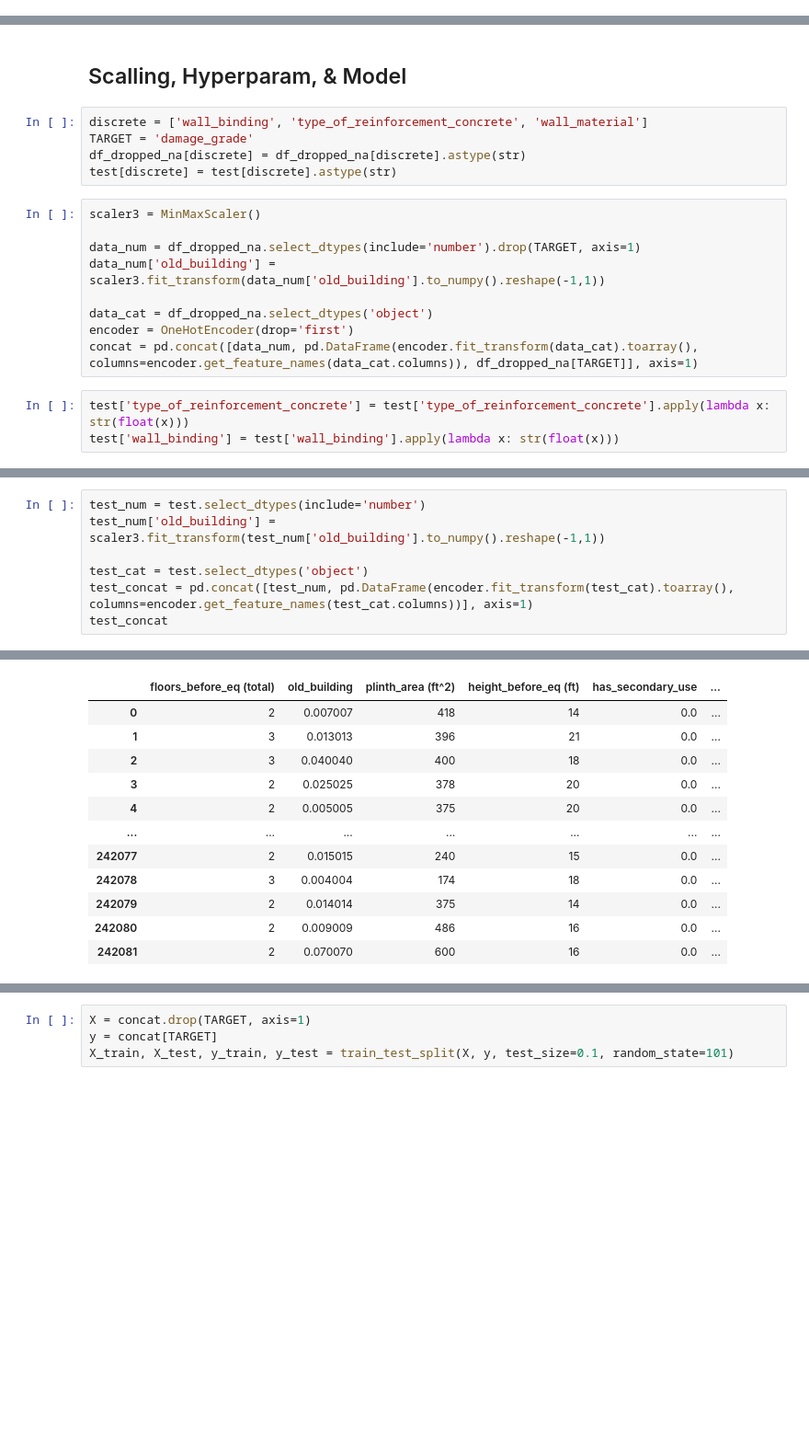
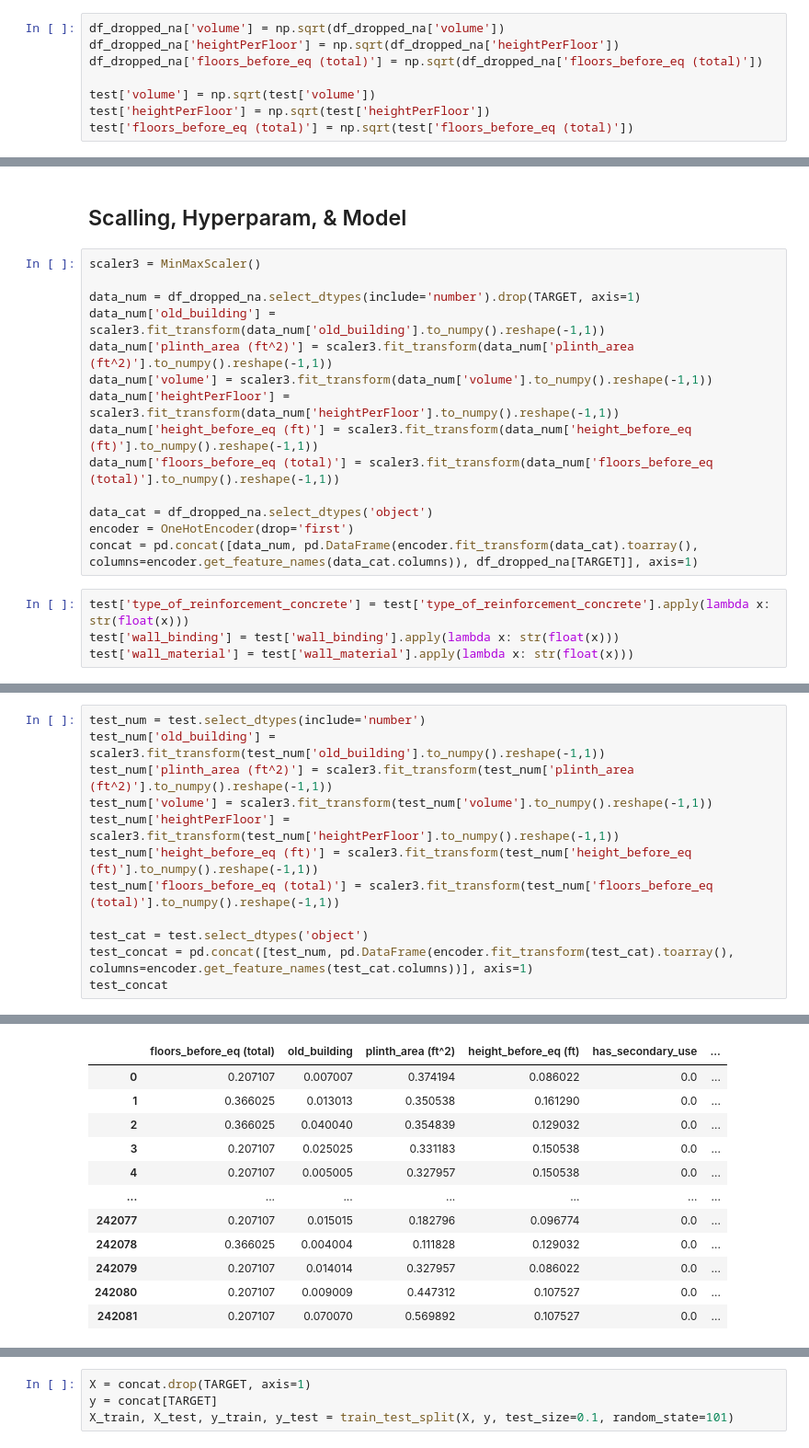
Before and after one commit to damahindra/Earthquake-Damage-Grade-Analysis-and-Prediction, a Jupyter notebook: Workspace-Rangga/ws_rang_part_2.ipynb, the cells around one changed output, grey strips where cells are left out. Shown at 92% size. Cells and saved outputs as stored; diff of their text form; blank space fills up the shorter version.

```diff
--- a/Workspace-Rangga/ws_rang_part_2.ipynb
+++ b/Workspace-Rangga/ws_rang_part_2.ipynb
@@ -600,0 +504,8 @@ test.loc[(test['floors_before_eq (total)'] == 1) & (test['type_of_other_floor']
+# %%
+df_dropped_na['volume'] = np.sqrt(df_dropped_na['volume'])
+df_dropped_na['heightPerFloor'] = np.sqrt(df_dropped_na['heightPerFloor'])
+df_dropped_na['floors_before_eq (total)'] = np.sqrt(df_dropped_na['floors_before_eq (total)'])
+
+test['volume'] = np.sqrt(test['volume'])
+test['heightPerFloor'] = np.sqrt(test['heightPerFloor'])
+test['floors_before_eq (total)'] = np.sqrt(test['floors_before_eq (total)'])
@@ -601,15 +520,15 @@ test.loc[(test['floors_before_eq (total)'] == 1) & (test['type_of_other_floor']
 # %% [markdown]
 ## Scalling, Hyperparam, & Model
-# %%
-discrete = ['wall_binding', 'type_of_reinforcement_concrete', 'wall_material']
-TARGET = 'damage_grade'
-df_dropped_na[discrete] = df_dropped_na[discrete].astype(str)
-test[discrete] = test[discrete].astype(str)
 # %%
 scaler3 = MinMaxScaler()
 
 data_num = df_dropped_na.select_dtypes(include='number').drop(TARGET, axis=1)
 data_num['old_building'] = scaler3.fit_transform(data_num['old_building'].to_numpy().reshape(-1,1))
+data_num['plinth_area (ft^2)'] = scaler3.fit_transform(data_num['plinth_area (ft^2)'].to_numpy().reshape(-1,1))
+data_num['volume'] = scaler3.fit_transform(data_num['volume'].to_numpy().reshape(-1,1))
+data_num['heightPerFloor'] = scaler3.fit_transform(data_num['heightPerFloor'].to_numpy().reshape(-1,1))
+data_num['height_before_eq (ft)'] = scaler3.fit_transform(data_num['height_before_eq (ft)'].to_numpy().reshape(-1,1))
+data_num['floors_before_eq (total)'] = scaler3.fit_transform(data_num['floors_before_eq (total)'].to_numpy().reshape(-1,1))
 
 data_cat = df_dropped_na.select_dtypes('object')
 encoder = OneHotEncoder(drop='first')
@@ -617,3 +536,4 @@ concat = pd.concat([data_num, pd.DataFrame(encoder.fit_transform(data_cat).toarr
 # %%
 test['type_of_reinforcement_concrete'] = test['type_of_reinforcement_concrete'].apply(lambda x: str(float(x)))
 test['wall_binding'] = test['wall_binding'].apply(lambda x: str(float(x)))
+test['wall_material'] = test['wall_material'].apply(lambda x: str(float(x)))
@@ -636,6 +540,11 @@ data_cat
 # %%
 test_num = test.select_dtypes(include='number')
 test_num['old_building'] = scaler3.fit_transform(test_num['old_building'].to_numpy().reshape(-1,1))
+test_num['plinth_area (ft^2)'] = scaler3.fit_transform(test_num['plinth_area (ft^2)'].to_numpy().reshape(-1,1))
+test_num['volume'] = scaler3.fit_transform(test_num['volume'].to_numpy().reshape(-1,1))
+test_num['heightPerFloor'] = scaler3.fit_transform(test_num['heightPerFloor'].to_numpy().reshape(-1,1))
+test_num['height_before_eq (ft)'] = scaler3.fit_transform(test_num['height_before_eq (ft)'].to_numpy().reshape(-1,1))
+test_num['floors_before_eq (total)'] = scaler3.fit_transform(test_num['floors_before_eq (total)'].to_numpy().reshape(-1,1))
 
 test_cat = test.select_dtypes('object')
 test_concat = pd.concat([test_num, pd.DataFrame(encoder.fit_transform(test_cat).toarray(), columns=encoder.get_feature_names(test_cat.columns))], axis=1)
@@ -649,13 +570,13 @@ See the caveats in the documentation: https://pandas.pydata.org/pandas-docs/stab
 |  | floors_before_eq (total) | old_building | plinth_area (ft^2) | height_before_eq (ft) | has_secondary_use | ... |
-| 0 | 2 | 0.007007 | 418 | 14 | 0.0 | ... |
-| 1 | 3 | 0.013013 | 396 | 21 | 0.0 | ... |
-| 2 | 3 | 0.040040 | 400 | 18 | 0.0 | ... |
-| 3 | 2 | 0.025025 | 378 | 20 | 0.0 | ... |
-| 4 | 2 | 0.005005 | 375 | 20 | 0.0 | ... |
+| 0 | 0.207107 | 0.007007 | 0.374194 | 0.086022 | 0.0 | ... |
+| 1 | 0.366025 | 0.013013 | 0.350538 | 0.161290 | 0.0 | ... |
+| 2 | 0.366025 | 0.040040 | 0.354839 | 0.129032 | 0.0 | ... |
+| 3 | 0.207107 | 0.025025 | 0.331183 | 0.150538 | 0.0 | ... |
+| 4 | 0.207107 | 0.005005 | 0.327957 | 0.150538 | 0.0 | ... |
 | ... | ... | ... | ... | ... | ... | ... |
-| 242077 | 2 | 0.015015 | 240 | 15 | 0.0 | ... |
-| 242078 | 3 | 0.004004 | 174 | 18 | 0.0 | ... |
-| 242079 | 2 | 0.014014 | 375 | 14 | 0.0 | ... |
-| 242080 | 2 | 0.009009 | 486 | 16 | 0.0 | ... |
-| 242081 | 2 | 0.070070 | 600 | 16 | 0.0 | ... |
+| 242077 | 0.207107 | 0.015015 | 0.182796 | 0.096774 | 0.0 | ... |
+| 242078 | 0.366025 | 0.004004 | 0.111828 | 0.129032 | 0.0 | ... |
+| 242079 | 0.207107 | 0.014014 | 0.327957 | 0.086022 | 0.0 | ... |
+| 242080 | 0.207107 | 0.009009 | 0.447312 | 0.107527 | 0.0 | ... |
+| 242081 | 0.207107 | 0.070070 | 0.569892 | 0.107527 | 0.0 | ... |
 242082 rows × 83 columns
```
Also changed, not shown: parts of 32 cells of this notebook, 20 other files.
